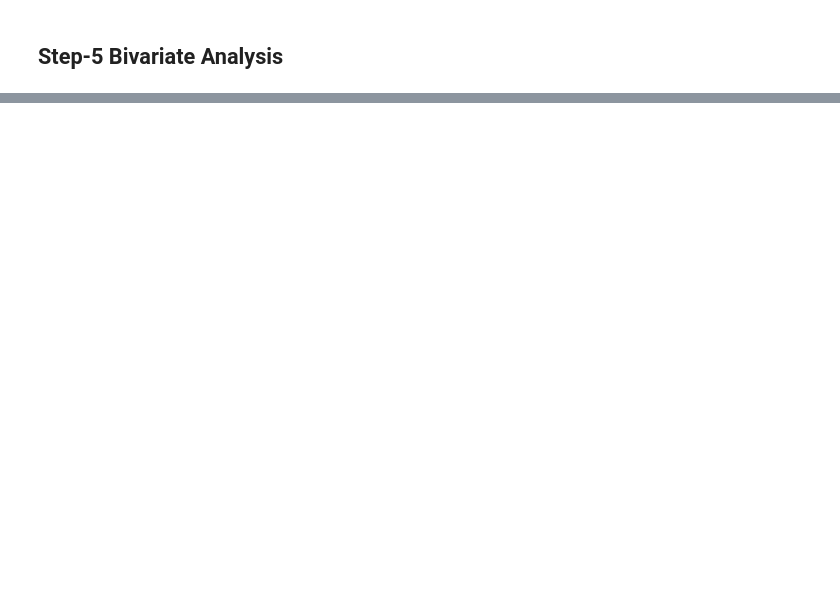
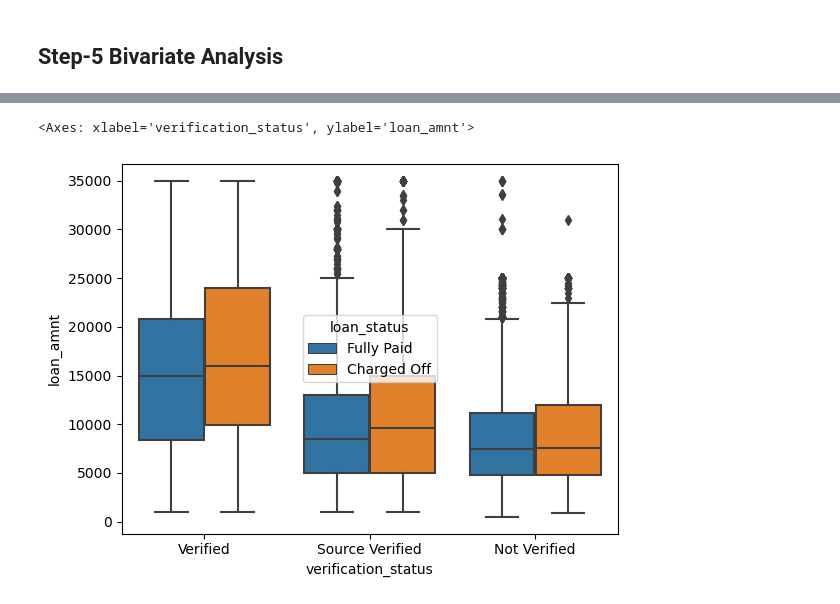
Before and after one commit to prakashreddyav/LendingClubCaseStudy, a Jupyter notebook: Venkata Prakash Reddy A.ipynb, the cells around one changed output, grey strips where cells are left out. Saved outputs shown, nothing was run; the diff lists cells and outputs as text; code cells hidden in the pictures; blank space fills up the shorter version.

```diff
--- a/Venkata Prakash Reddy A.ipynb
+++ b/Venkata Prakash Reddy A.ipynb
@@ -465,0 +535,5 @@ sns.pairplot(data=df_loan_cleaned[df_loan_cleaned['loan_status']=='Charged Off']
+# %%
+sns.boxplot(df_loan_cleaned,x='verification_status',y='loan_amnt',hue='loan_status')
+# %% [output]
+<Axes: xlabel='verification_status', ylabel='loan_amnt'>
+[figure, added]
```
Also changed, not shown: parts of 30 cells of this notebook.
